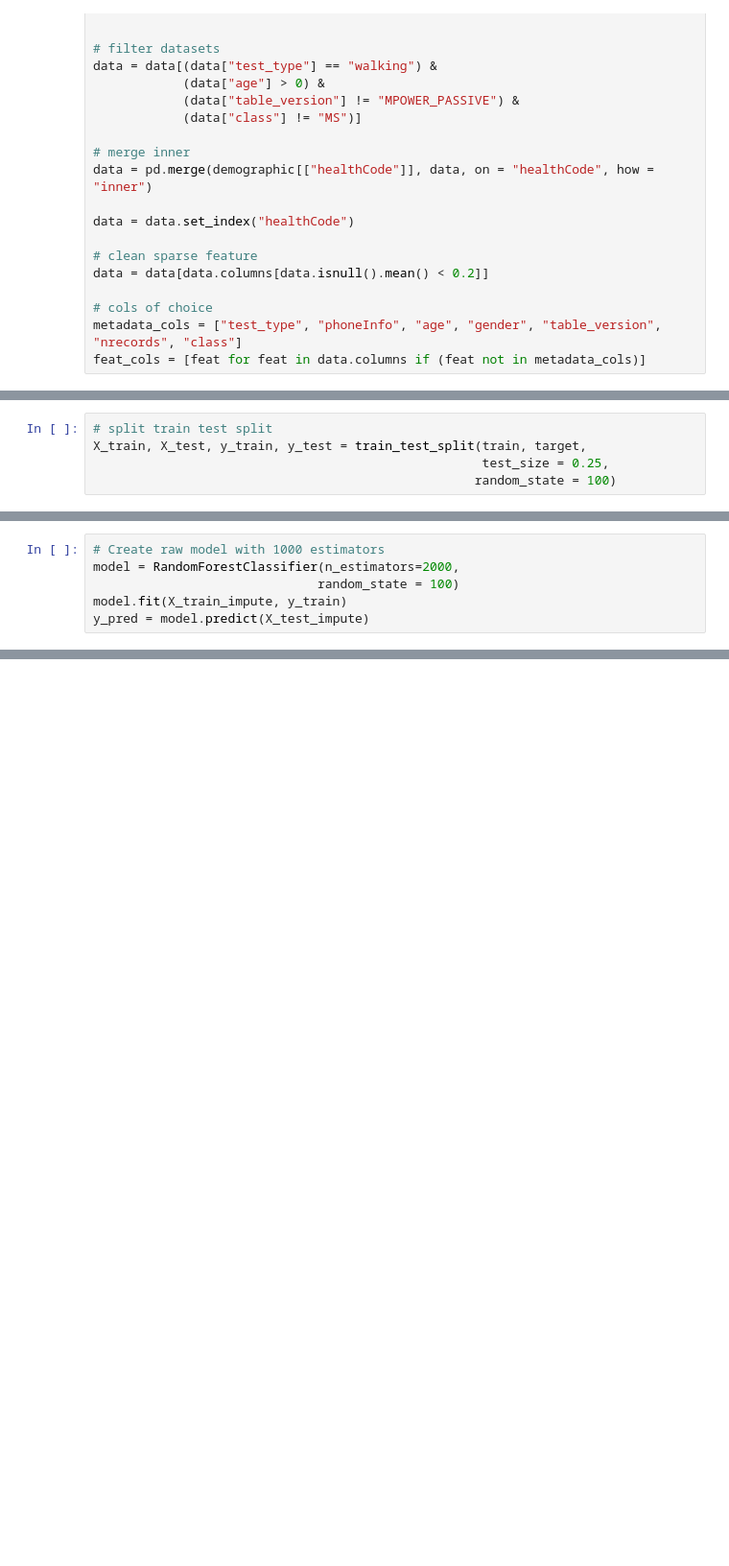
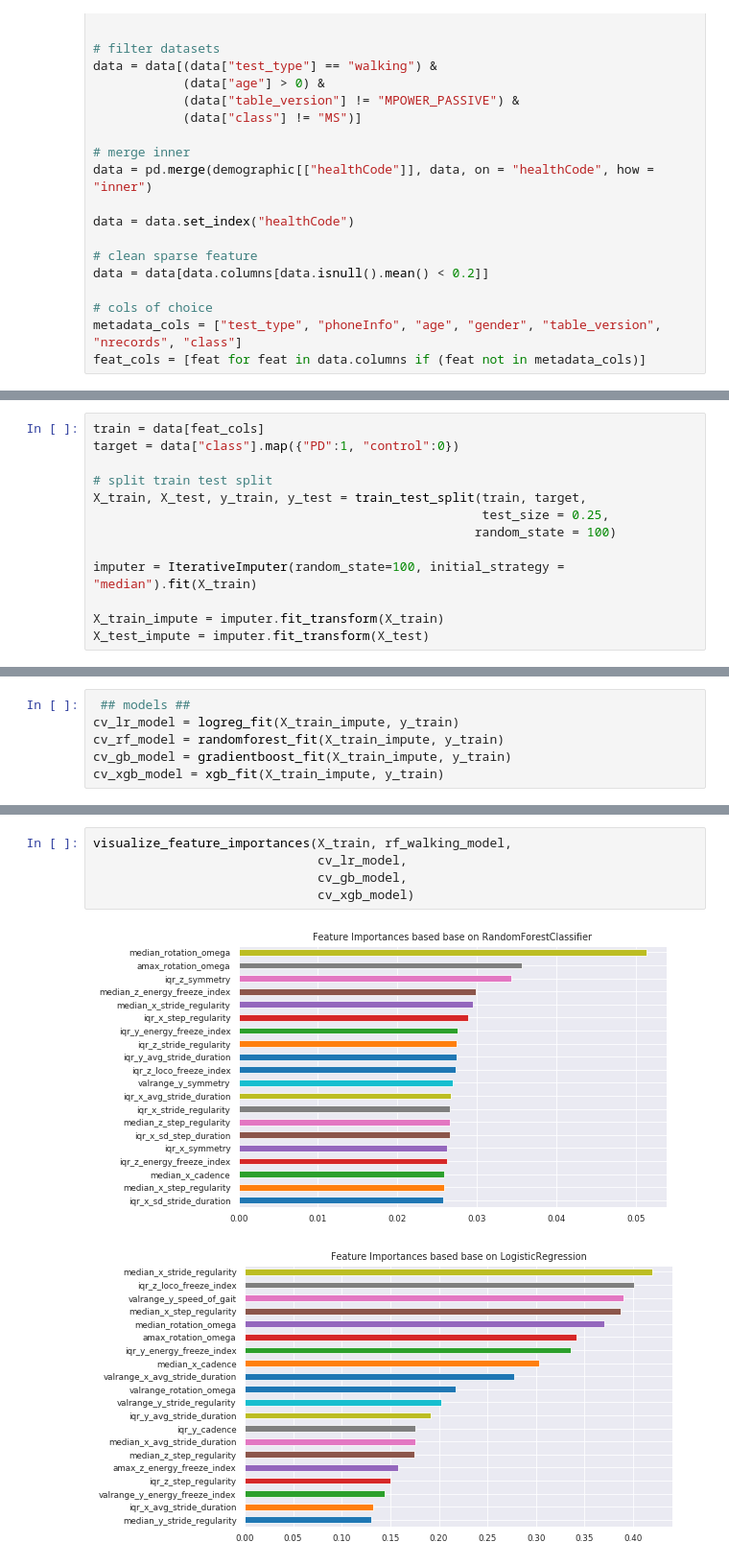
Before and after one commit to arytontediarjo/mpower-gait-analysis, a Jupyter notebook: notebooks/03.model-performances.ipynb, the cells around one changed output, grey strips where cells are left out. Shown at 96% size. Saved outputs shown, nothing was run; the diff lists cells and outputs as text; blank space fills up the shorter version.

```diff
--- a/notebooks/03.model-performances.ipynb
+++ b/notebooks/03.model-performances.ipynb
@@ -74,5 +232,13 @@ target = data["class"].map({"PD":1, "control":0})
 # %%
+train = data[feat_cols]
+target = data["class"].map({"PD":1, "control":0})
+
 # split train test split
 X_train, X_test, y_train, y_test = train_test_split(train, target,
                                                     test_size = 0.25,
                                                    random_state = 100)
+
+imputer = IterativeImputer(random_state=100, initial_strategy = "median").fit(X_train)
+
+X_train_impute = imputer.fit_transform(X_train)
+X_test_impute = imputer.fit_transform(X_test)
@@ -86,6 +244,0 @@ X_test_impute = imputer.fit_transform(X_test)
-# %%
-# Create raw model with 1000 estimators
-model = RandomForestClassifier(n_estimators=2000,
-                              random_state = 100)
-model.fit(X_train_impute, y_train)
-y_pred = model.predict(X_test_impute)
@@ -124,0 +270,6 @@ weighted avg       0.65      0.64      0.64       371
+# %%
+ ## models ##
+cv_lr_model = logreg_fit(X_train_impute, y_train)
+cv_rf_model = randomforest_fit(X_train_impute, y_train)
+cv_gb_model = gradientboost_fit(X_train_impute, y_train)
+cv_xgb_model = xgb_fit(X_train_impute, y_train)
@@ -124,0 +310,8 @@ weighted avg       0.65      0.64      0.64       371
+# %%
+visualize_feature_importances(X_train, rf_walking_model,
+                              cv_lr_model,
+                              cv_gb_model,
+                              cv_xgb_model)
+# %% [output]
+[figure, added]
+[figure, added]
```
Also changed, not shown: parts of 28 cells of this notebook.
